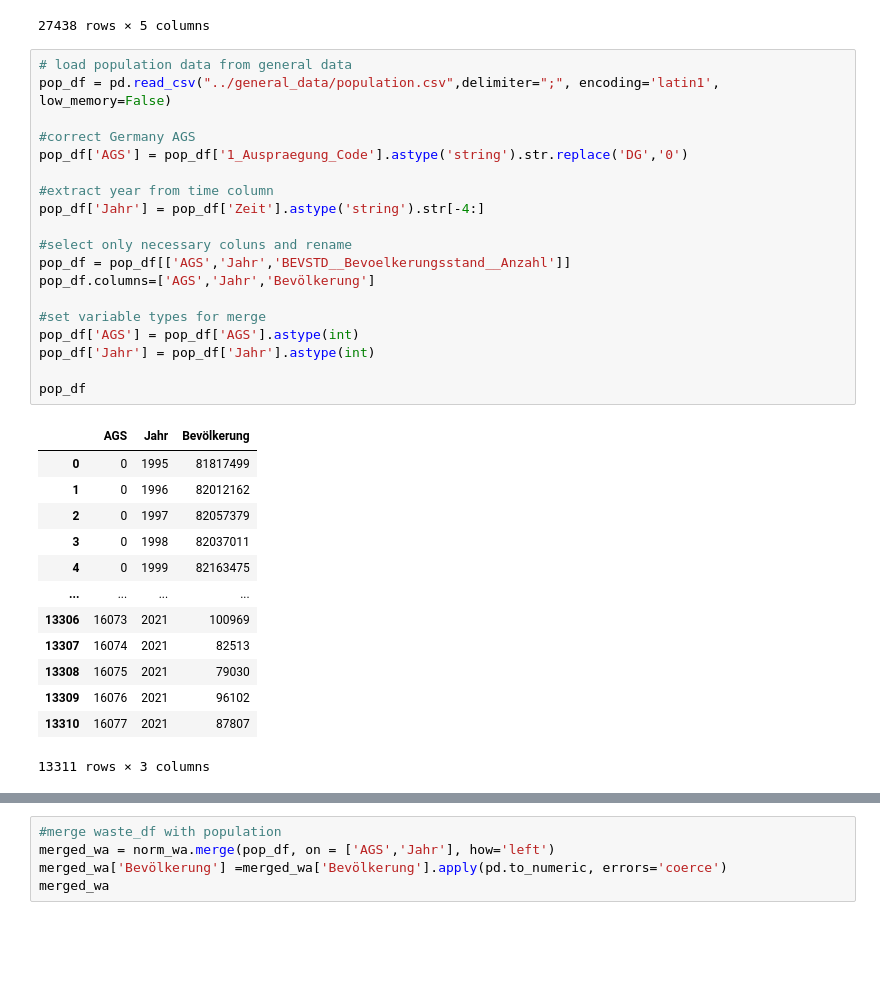
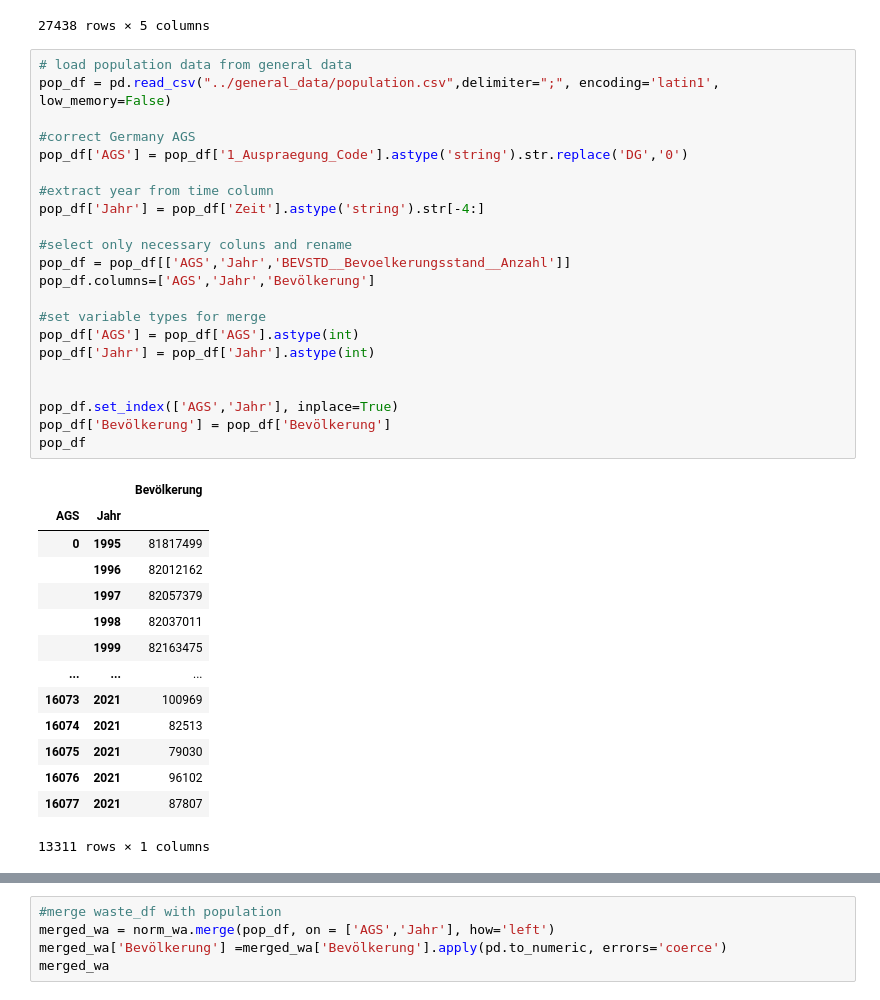
Before and after one commit to uclab-potsdam/klimataz, a Jupyter notebook: data/waste/final_data_waste_landkreis.ipynb, the cells around one changed output, grey strips where cells are left out. Drawn from its saved outputs; the diff is of its cells as text; blank space fills up the shorter version.

```diff
--- a/data/waste/final_data_waste_landkreis.ipynb
+++ b/data/waste/final_data_waste_landkreis.ipynb
@@ -196,33 +196,37 @@ norm_wa
 # %%
 # load population data from general data
 pop_df = pd.read_csv("../general_data/population.csv",delimiter=";", encoding='latin1', low_memory=False)
 
 #correct Germany AGS
 pop_df['AGS'] = pop_df['1_Auspraegung_Code'].astype('string').str.replace('DG','0')
 
 #extract year from time column
 pop_df['Jahr'] = pop_df['Zeit'].astype('string').str[-4:]
 
 #select only necessary coluns and rename
 pop_df = pop_df[['AGS','Jahr','BEVSTD__Bevoelkerungsstand__Anzahl']]
 pop_df.columns=['AGS','Jahr','Bevölkerung']
 
 #set variable types for merge
 pop_df['AGS'] = pop_df['AGS'].astype(int)
 pop_df['Jahr'] = pop_df['Jahr'].astype(int)
 
+
+pop_df.set_index(['AGS','Jahr'], inplace=True)
+pop_df['Bevölkerung'] = pop_df['Bevölkerung']
 pop_df
 # %% [output]
-|  | AGS | Jahr | Bevölkerung |
-| 0 | 0 | 1995 | 81817499 |
-| 1 | 0 | 1996 | 82012162 |
-| 2 | 0 | 1997 | 82057379 |
-| 3 | 0 | 1998 | 82037011 |
-| 4 | 0 | 1999 | 82163475 |
-| ... | ... | ... | ... |
-| 13306 | 16073 | 2021 | 100969 |
-| 13307 | 16074 | 2021 | 82513 |
-| 13308 | 16075 | 2021 | 79030 |
-| 13309 | 16076 | 2021 | 96102 |
-| 13310 | 16077 | 2021 | 87807 |
+|  |  | Bevölkerung |
+| AGS | Jahr |  |
+| 0 | 1995 | 81817499 |
+|  | 1996 | 82012162 |
+|  | 1997 | 82057379 |
+|  | 1998 | 82037011 |
+|  | 1999 | 82163475 |
+| ... | ... | ... |
+| 16073 | 2021 | 100969 |
+| 16074 | 2021 | 82513 |
+| 16075 | 2021 | 79030 |
+| 16076 | 2021 | 96102 |
+| 16077 | 2021 | 87807 |
-13311 rows × 3 columns
+13311 rows × 1 columns
```
Also changed, not shown: parts of 6 cells of this notebook, 1 other file.
